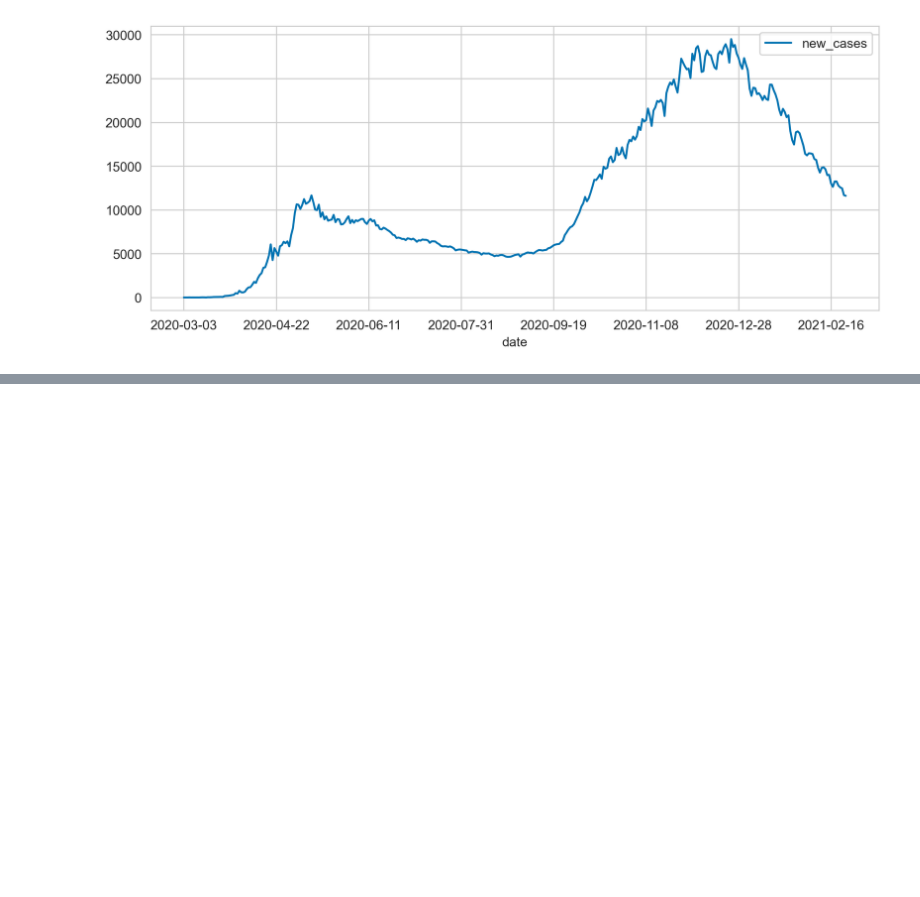
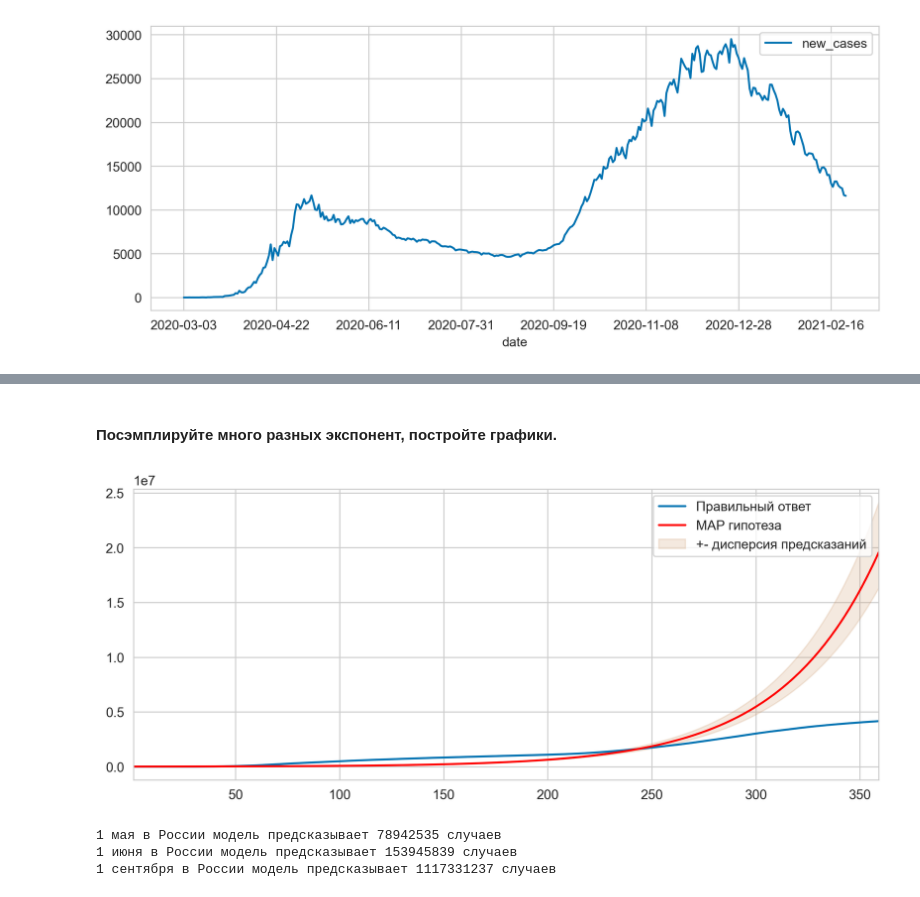
Before and after one commit to tsgnkv/made-ml-2021-hw, a Jupyter notebook: hw_1/notebook.ipynb, the cells around one changed output, grey strips where cells are left out. Drawn from its saved outputs; the diff is of its cells as text; code cells hidden in the pictures; blank space fills up the shorter version.

```diff
--- a/hw_1/notebook.ipynb
+++ b/hw_1/notebook.ipynb
@@ -244,0 +245,41 @@ plt.show()
+# %% [markdown]
+#### Посэмплируйте много разных экспонент, постройте графики.
+# %%
+def sample_statistics(mu, sigma, xs, n=20):
+    my_w = np.random.multivariate_normal(mu, sigma, n)
+    res = np.zeros((n, xs.shape[0]))
+    for i,w in enumerate(my_w):
+        res[i,:] = np.exp(w[0] + w[1]*xs)
+    return res
+# %%
+def plot_predictions(xs, mu, x):
+    fig = plt.figure(figsize=figsize)
+    ax = fig.add_subplot(111)
+    ax.set_xlim((xs[0], xs[-1]))
+    ax.plot(xs, np.exp(y), label="Правильный ответ")
+    ax.plot(xs, np.exp(mu[1]*xs + mu[0]), color="red", label="MAP гипотеза")
+    ax.fill_between(xs, np.mean(x, axis=0) - np.std(x, axis=0), np.mean(x, axis=0) + np.std(x, axis=0), color=palette[5], alpha=.2, label="+- дисперсия предсказаний")
+    ax.legend(fontsize=10)
+# %%
+samples = sample_statistics(mu, sigma, x.ravel(), n=1000)
+# %%
+plot_predictions(x.ravel(), mu, samples)
+# %% [output]
+[figure, added]
+# %%
+start = pd.to_datetime('2020-03-03')
+may = pd.to_datetime('2021-05-01')
+june = pd.to_datetime('2021-06-01')
+september = pd.to_datetime('2021-09-01')
+
+predictions = [int(value) for value in np.exp(linear.predict(np.array([[(may - start).days],
+                                                                      [(june - start).days],
+                                                                      [(september - start).days]])))]
+
+print(f'1 мая в России модель предсказывает {predictions[0]} случаев')
+print(f'1 июня в России модель предсказывает {predictions[1]} случаев')
+print(f'1 сентября в России модель предсказывает {predictions[2]} случаев')
+# %% [output]
+1 мая в России модель предсказывает 78942535 случаев
+1 июня в России модель предсказывает 153945839 случаев
+1 сентября в России модель предсказывает 1117331237 случаев
```
Also changed, not shown: parts of 33 cells of this notebook.
